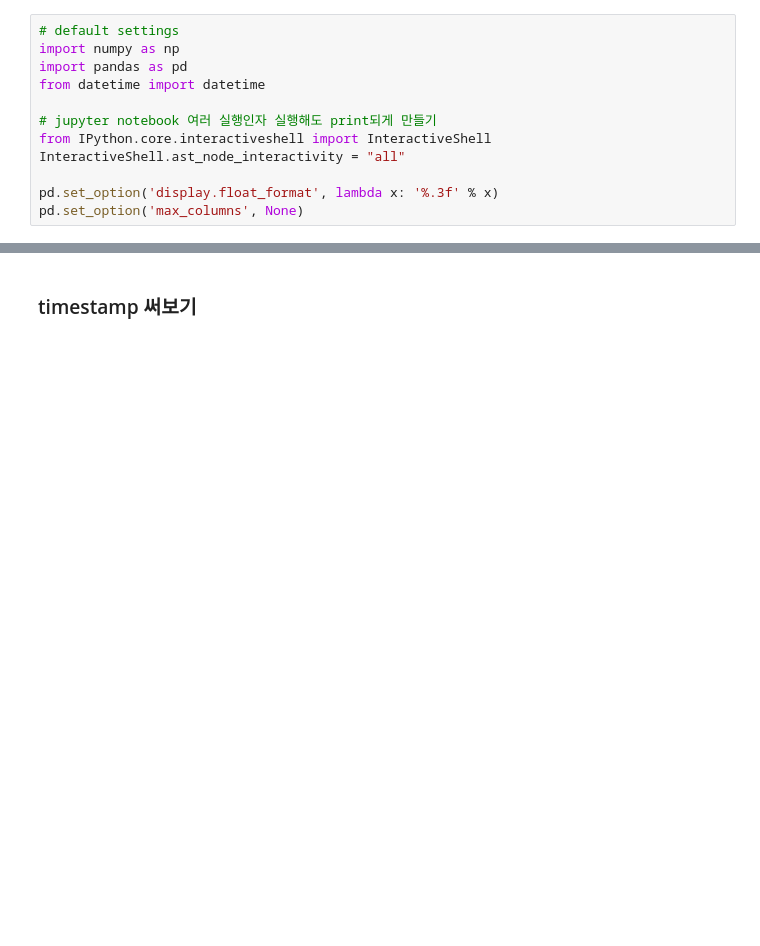
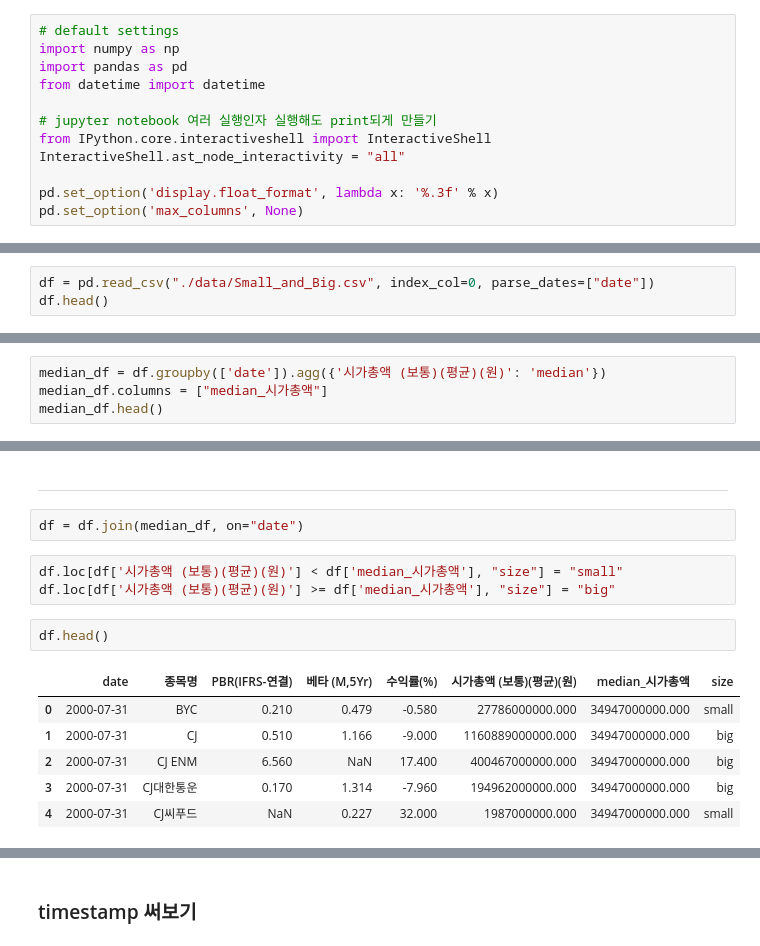
Before and after one commit to EasyCoding-7/python-data-analysis, a Jupyter notebook: 5.datetime.ipynb, the cells around one changed output, grey strips where cells are left out. Drawn from its saved outputs; the diff is of its cells as text; blank space fills up the shorter version.

```diff
--- a/5.datetime.ipynb
+++ b/5.datetime.ipynb
@@ -55,0 +24,3 @@ pd.set_option('max_columns', None)
+# %%
+df = pd.read_csv("./data/Small_and_Big.csv", index_col=0, parse_dates=["date"])
+df.head()
@@ -55,0 +36,4 @@ pd.set_option('max_columns', None)
+# %%
+median_df = df.groupby(['date']).agg({'시가총액 (보통)(평균)(원)': 'median'})
+median_df.columns = ["median_시가총액"]
+median_df.head()
@@ -55,0 +48,16 @@ pd.set_option('max_columns', None)
+# %% [markdown]
+---
+# %%
+df = df.join(median_df, on="date")
+# %%
+df.loc[df['시가총액 (보통)(평균)(원)'] < df['median_시가총액'], "size"] = "small"
+df.loc[df['시가총액 (보통)(평균)(원)'] >= df['median_시가총액'], "size"] = "big"
+# %%
+df.head()
+# %% [output]
+|  | date | 종목명 | PBR(IFRS-연결) | 베타 (M,5Yr) | 수익률(%) | 시가총액 (보통)(평균)(원) | median_시가총액 | size |
+| 0 | 2000-07-31 | BYC | 0.210 | 0.479 | -0.580 | 27786000000.000 | 34947000000.000 | small |
+| 1 | 2000-07-31 | CJ | 0.510 | 1.166 | -9.000 | 1160889000000.000 | 34947000000.000 | big |
+| 2 | 2000-07-31 | CJ ENM | 6.560 | NaN | 17.400 | 400467000000.000 | 34947000000.000 | big |
+| 3 | 2000-07-31 | CJ대한통운 | 0.170 | 1.314 | -7.960 | 194962000000.000 | 34947000000.000 | big |
+| 4 | 2000-07-31 | CJ씨푸드 | NaN | 0.227 | 32.000 | 1987000000.000 | 34947000000.000 | small |
```
Also changed, not shown: parts of 57 cells of this notebook.
